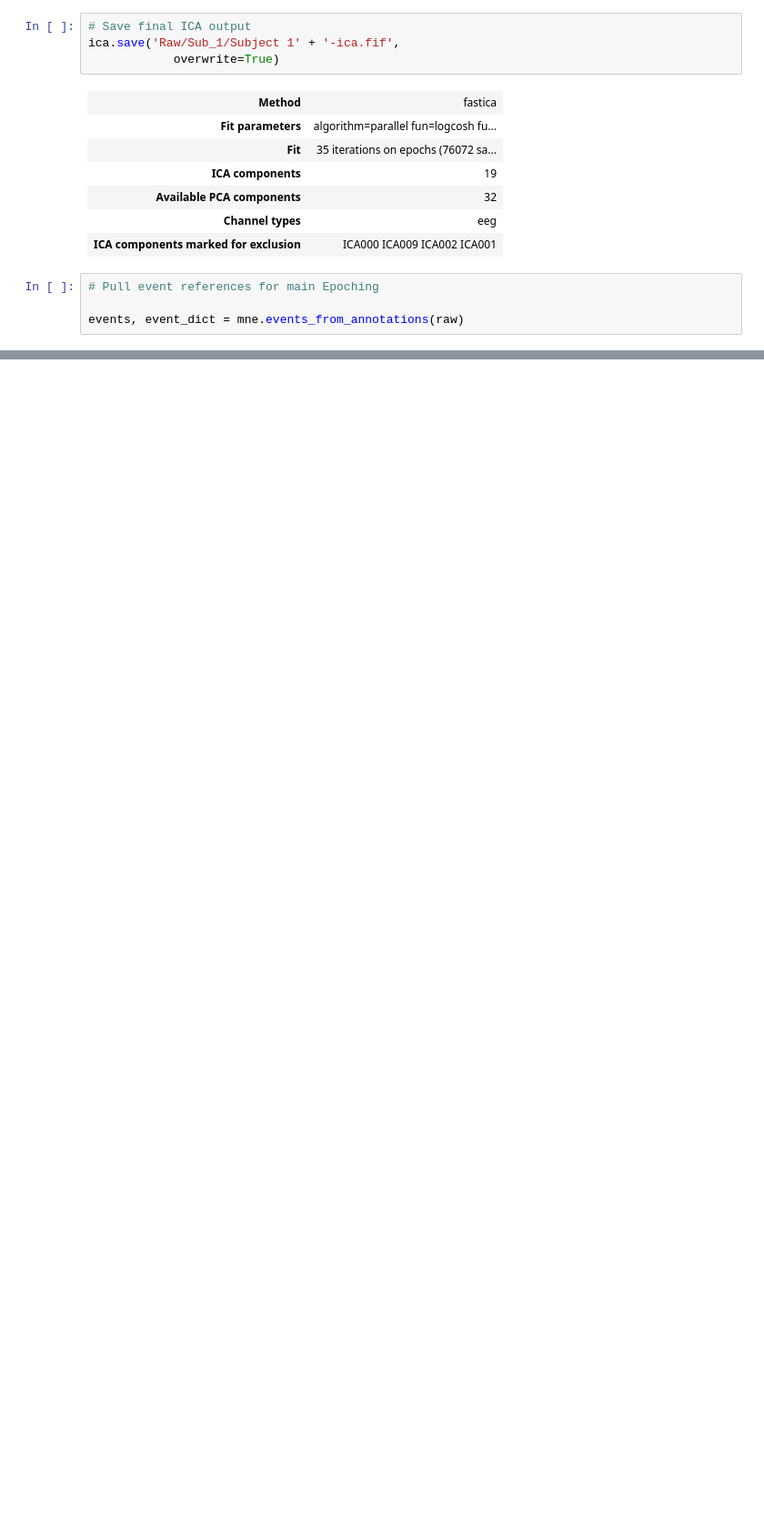
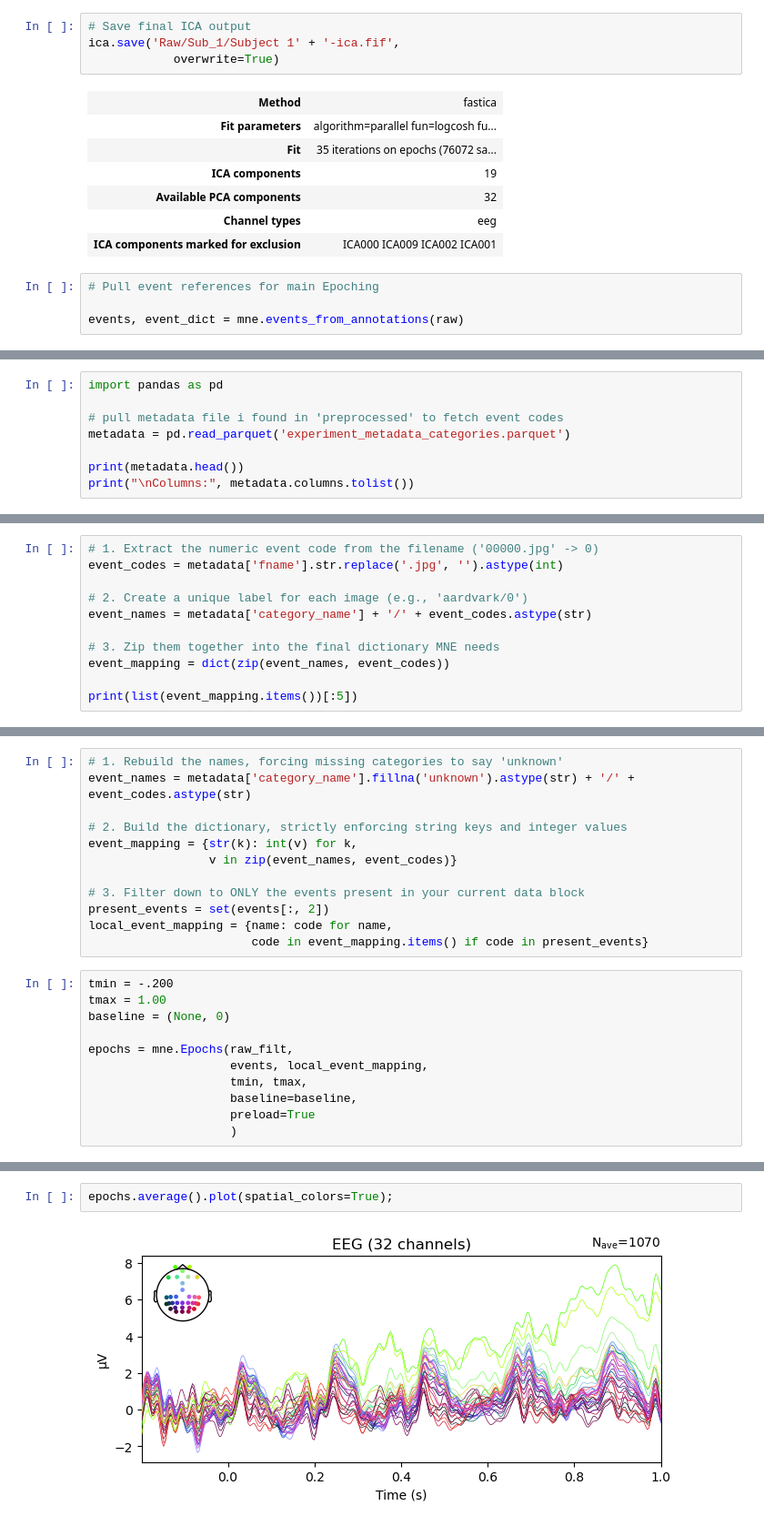
Before and after one commit to neurolawal/Alljoined_prepro, a Jupyter notebook: Preprocessing.ipynb, the cells around one changed output, grey strips where cells are left out. Shown at 91% size. Saved outputs shown, nothing was run; the diff lists cells and outputs as text; blank space fills up the shorter version.

```diff
--- a/Preprocessing.ipynb
+++ b/Preprocessing.ipynb
@@ -331,0 +293,8 @@ First 3 Markers: [{'deleted': False, 'endDatetime': '2025-01-25T15:18:28.641652-
+# %%
+import pandas as pd
+
+# pull metadata file i found in 'preprocessed' to fetch event codes
+metadata = pd.read_parquet('experiment_metadata_categories.parquet')
+
+print(metadata.head())
+print("\nColumns:", metadata.columns.tolist())
@@ -331,0 +319,11 @@ First 3 Markers: [{'deleted': False, 'endDatetime': '2025-01-25T15:18:28.641652-
+# %%
+# 1. Extract the numeric event code from the filename ('00000.jpg' -> 0)
+event_codes = metadata['fname'].str.replace('.jpg', '').astype(int)
+
+# 2. Create a unique label for each image (e.g., 'aardvark/0')
+event_names = metadata['category_name'] + '/' + event_codes.astype(str)
+
+# 3. Zip them together into the final dictionary MNE needs
+event_mapping = dict(zip(event_names, event_codes))
+
+print(list(event_mapping.items())[:5])
@@ -331,0 +342,23 @@ First 3 Markers: [{'deleted': False, 'endDatetime': '2025-01-25T15:18:28.641652-
+# %%
+# 1. Rebuild the names, forcing missing categories to say 'unknown'
+event_names = metadata['category_name'].fillna('unknown').astype(str) + '/' + event_codes.astype(str)
+
+# 2. Build the dictionary, strictly enforcing string keys and integer values
+event_mapping = {str(k): int(v) for k,
+                 v in zip(event_names, event_codes)}
+
+# 3. Filter down to ONLY the events present in your current data block
+present_events = set(events[:, 2])
+local_event_mapping = {name: code for name,
+                       code in event_mapping.items() if code in present_events}
+# %%
+tmin = -.200
+tmax = 1.00
+baseline = (None, 0)
+
+epochs = mne.Epochs(raw_filt,
+                    events, local_event_mapping,
+                    tmin, tmax,
+                    baseline=baseline,
+                    preload=True
+                    )
@@ -331,0 +403,4 @@ First 3 Markers: [{'deleted': False, 'endDatetime': '2025-01-25T15:18:28.641652-
+# %%
+epochs.average().plot(spatial_colors=True);
+# %% [output]
+[figure, added]
```
Also changed, not shown: parts of 15 cells of this notebook, 4 other files.
